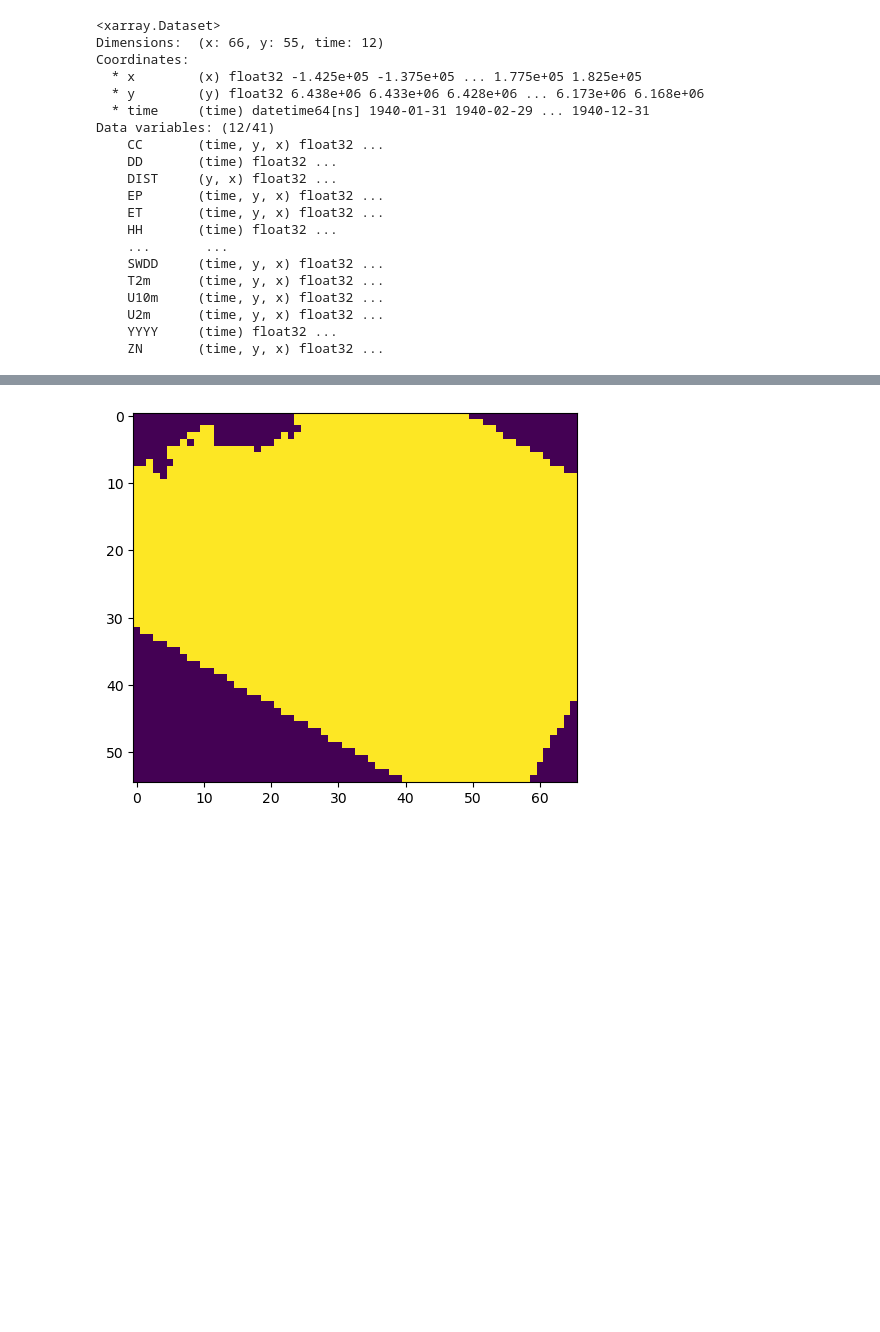
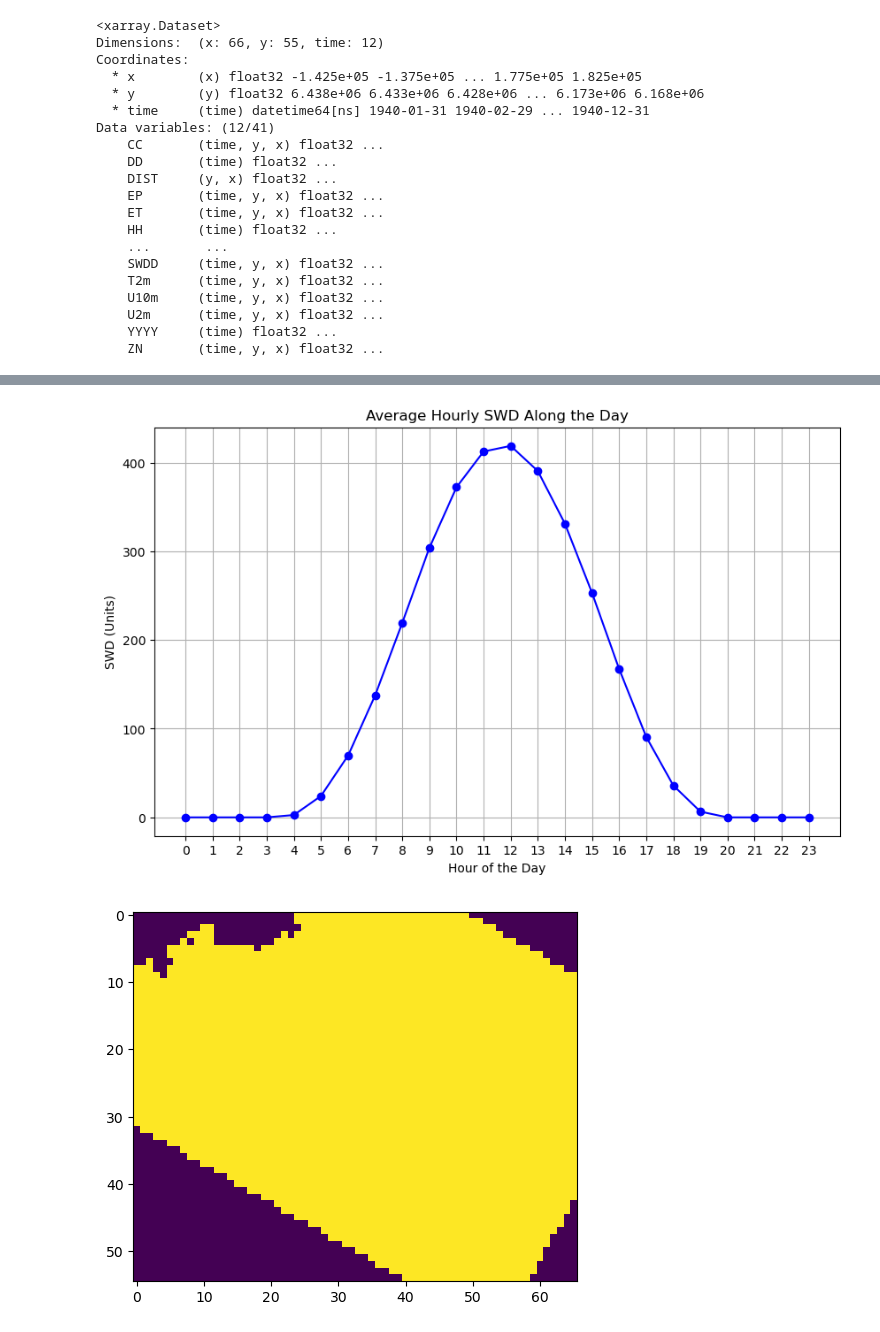
Before and after one commit to maxime-temoschenko/TFE, a Jupyter notebook: Untitled.ipynb, the cells around one changed output, grey strips where cells are left out. Cells and saved outputs as stored; diff of their text form; code cells hidden in the pictures; blank space fills up the shorter version.

```diff
--- a/Untitled.ipynb
+++ b/Untitled.ipynb
@@ -335,8 +335,3 @@ for i, (batch, _) in  enumerate(trainloader):
 2 : torch.Size([5, 10, 4, 55, 66])
 3 : torch.Size([5, 10, 4, 55, 66])
 4 : torch.Size([4, 10, 4, 55, 66])
-# %%
-from preprocess import load_xarray_nc_monthly, preprocess_xarray_to_numpy, create_trajectory
-ds = load_xarray_nc_monthly()
-np_ds, mask = preprocess_xarray_to_numpy(ds)
-traj_np_ds = create_trajectory(np_ds, overlapping=False)
@@ -596,3 +550,8 @@ KeyError: 'SWD'
+# %%
+# Example usage
+plot_avg_hourly_variable('data/', 'MARv3.14-ERA5-histo-2022.nc', 'SWD')
+# %% [output]
+[figure, added]
 # %%
 import matplotlib.pyplot as plt
 import h5py
```
Also changed, not shown: parts of 5 cells of this notebook.
